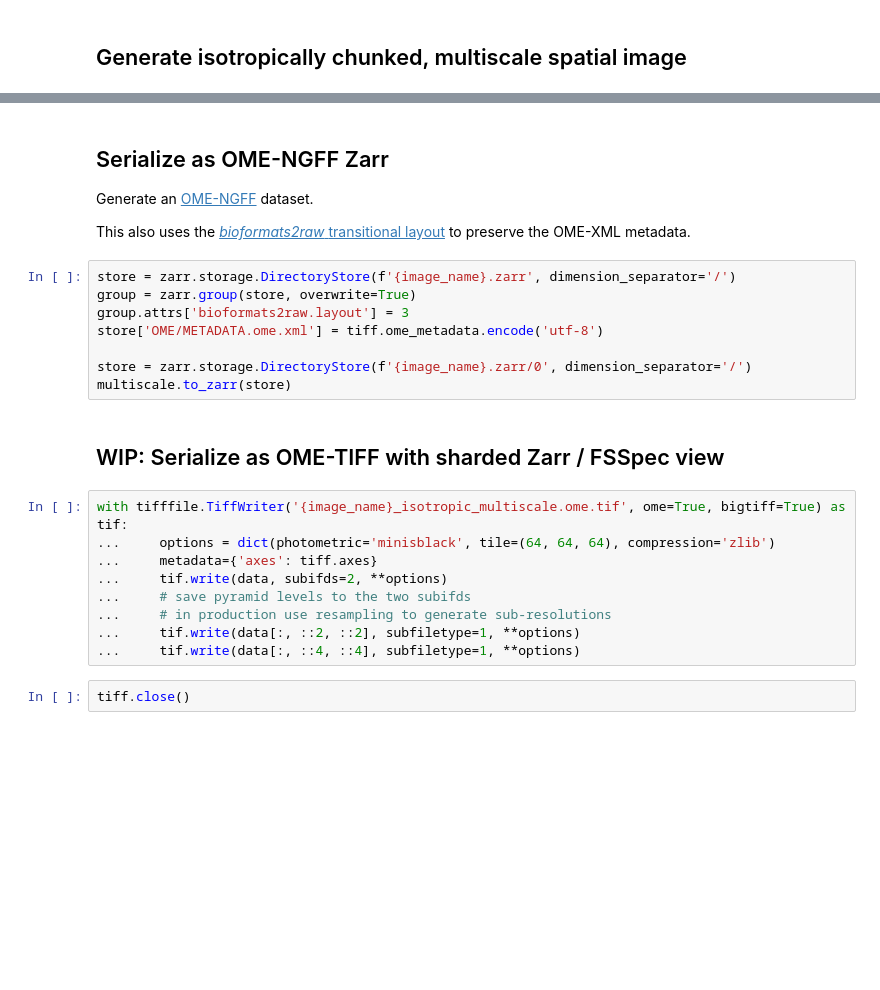
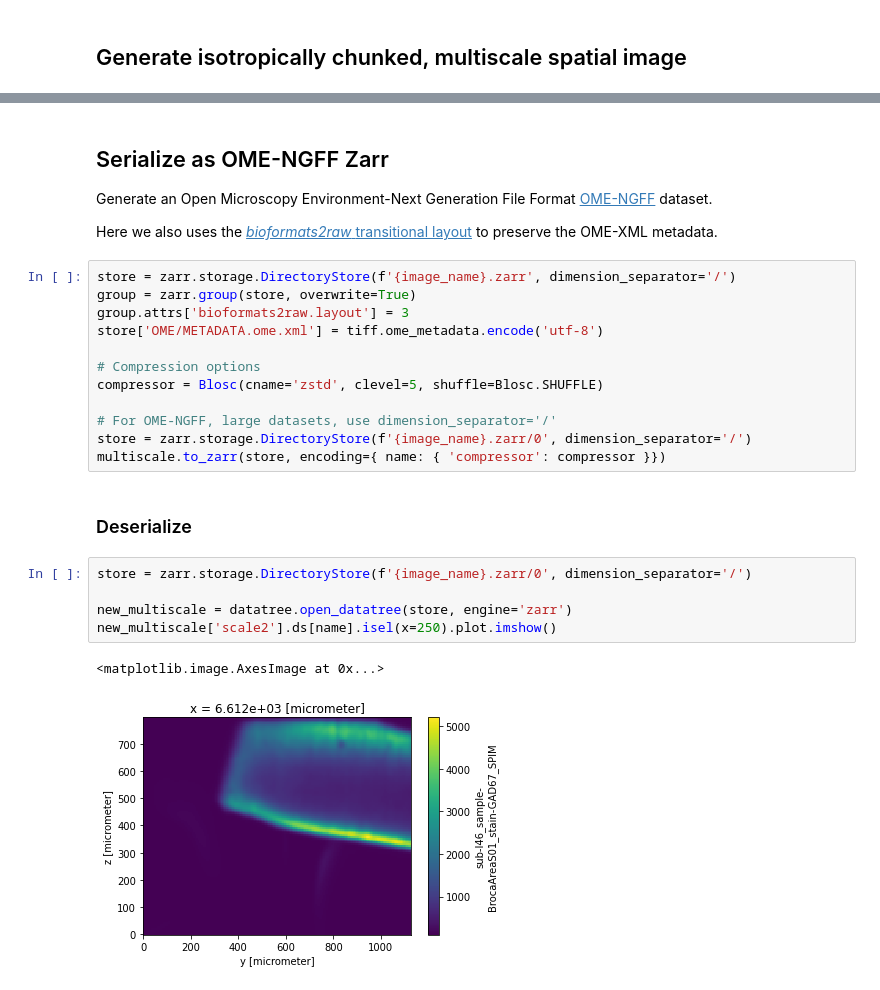
Before and after one commit to spatial-image/multiscale-spatial-image, a Jupyter notebook: examples/ConvertTiffFile.ipynb, the cells around one changed output, grey strips where cells are left out. Cells and saved outputs as stored; diff of their text form; blank space fills up the shorter version.

Commit message:
ENH: OME-TIFF to OME-NGFF with OME-XML

```diff
--- a/examples/ConvertTiffFile.ipynb
+++ b/examples/ConvertTiffFile.ipynb
@@ -166,27 +189,28 @@ multiscale['scale2'].ds[name].isel(z=100).plot.imshow()
 # %% [markdown]
 ## Serialize as OME-NGFF Zarr
 
-Generate an [OME-NGFF](https://ngff.openmicroscopy.org/latest/) dataset.
+Generate an Open Microscopy Environment-Next Generation File Format [OME-NGFF](https://ngff.openmicroscopy.org/latest/) dataset.
 
-This also uses the [*bioformats2raw* transitional layout](https://github.com/ome/ngff/pull/112) to preserve the OME-XML metadata.
+Here we also uses the [*bioformats2raw* transitional layout](https://github.com/ome/ngff/pull/112) to preserve the OME-XML metadata.
 # %%
 store = zarr.storage.DirectoryStore(f'{image_name}.zarr', dimension_separator='/')
 group = zarr.group(store, overwrite=True)
 group.attrs['bioformats2raw.layout'] = 3
 store['OME/METADATA.ome.xml'] = tiff.ome_metadata.encode('utf-8')
 
+# Compression options
+compressor = Blosc(cname='zstd', clevel=5, shuffle=Blosc.SHUFFLE)
+
+# For OME-NGFF, large datasets, use dimension_separator='/'
 store = zarr.storage.DirectoryStore(f'{image_name}.zarr/0', dimension_separator='/')
-multiscale.to_zarr(store)
+multiscale.to_zarr(store, encoding={ name: { 'compressor': compressor }})
-# %% [markdown]
-## WIP: Serialize as OME-TIFF with sharded Zarr / FSSpec view
-# %%
-with tifffile.TiffWriter('{image_name}_isotropic_multiscale.ome.tif', ome=True, bigtiff=True) as tif:
-...     options = dict(photometric='minisblack', tile=(64, 64, 64), compression='zlib')
-...     metadata={'axes': tiff.axes}
-...     tif.write(data, subifds=2, **options)
-...     # save pyramid levels to the two subifds
-...     # in production use resampling to generate sub-resolutions
-...     tif.write(data[:, ::2, ::2], subfiletype=1, **options)
-...     tif.write(data[:, ::4, ::4], subfiletype=1, **options)
-# %%
-tiff.close()
+# %% [markdown]
+### Deserialize
+# %%
+store = zarr.storage.DirectoryStore(f'{image_name}.zarr/0', dimension_separator='/')
+
+new_multiscale = datatree.open_datatree(store, engine='zarr')
+new_multiscale['scale2'].ds[name].isel(x=250).plot.imshow()
+# %% [output]
+<matplotlib.image.AxesImage at 0x...>
+[figure, added]
```
Also changed, not shown: parts of 10 cells of this notebook.
